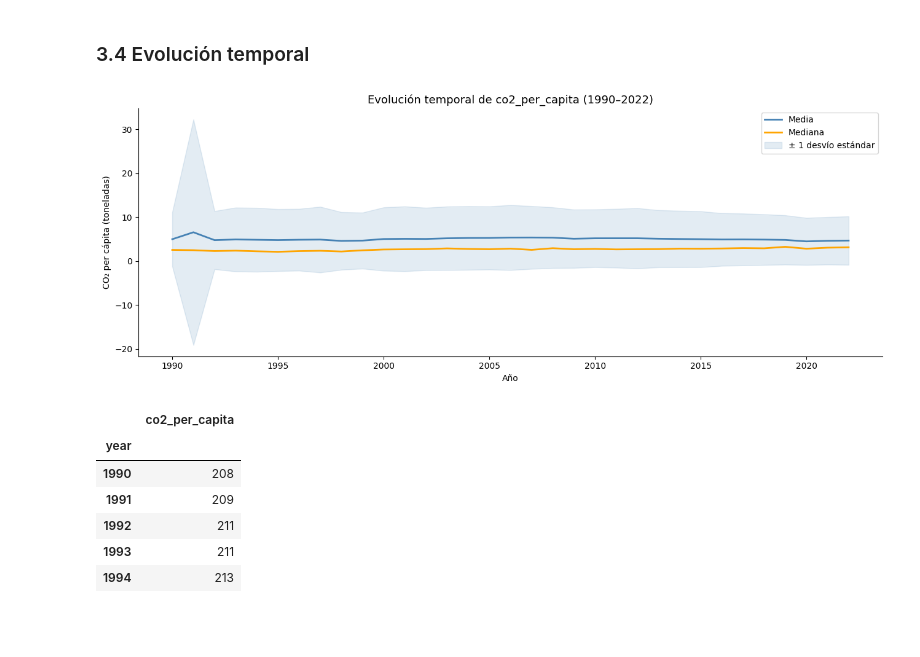
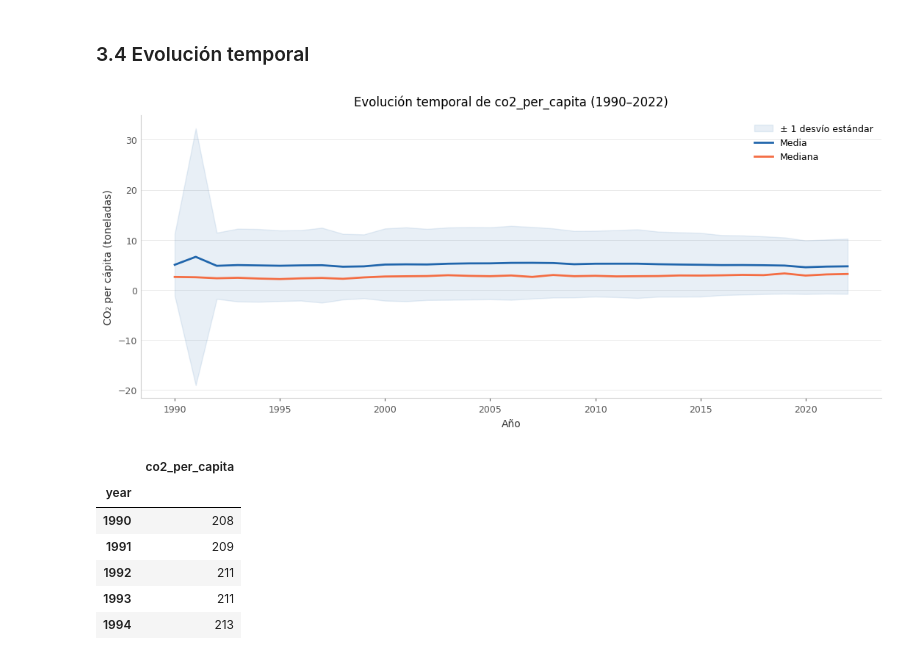
Before and after one commit to RamonEppens/Analisis_Predictivo_Co2, a Jupyter notebook: notebooks/Examen1-AnálisisPredictivo.ipynb, the cells around one changed output. Drawn from its saved outputs; the diff is of its cells as text; code cells hidden in the pictures; blank space fills up the shorter version.

```diff
--- a/notebooks/Examen1-AnálisisPredictivo.ipynb
+++ b/notebooks/Examen1-AnálisisPredictivo.ipynb
@@ -352,0 +432,23 @@ Columnas que conservamos:
+# %%
+# === ELIMINAR VARIABLES NO LEAKAGE PERO PRESCINDIBLES ===
+# Estas variables no causan leakage pero son redundantes o
+# no estarían fácilmente disponibles al momento de predecir.
+
+cols_prescindibles = [
+    'cumulative_co2',             # acumulado histórico muy correlacionado con target
+    'temperature_change_from_co2',# derivado de emisiones históricas
+    'methane',                    # redundante con methane_per_capita
+    'nitrous_oxide',              # redundante con nitrous_oxide_per_capita
+    'primary_energy_consumption', # redundante con energy_per_capita
+]
+
+cols_prescindibles = [c for c in cols_prescindibles if c in df_clean.columns]
+df_clean = df_clean.drop(columns=cols_prescindibles)
+
+print(f"Variables prescindibles eliminadas: {len(cols_prescindibles)}")
+print(f"Columnas restantes:                 {df_clean.shape[1]}")
+print(f"\nFeatures válidos para el modelo:")
+features = [c for c in df_clean.columns
+            if c not in ['country', 'iso_code', 'year', 'co2_per_capita']]
+for i, f in enumerate(features):
+    print(f"  {i+1:>2}. {f}")
@@ -534,24 +659,30 @@ country  year  co2_per_capita
 # %% [markdown]
 ### 3.4 Evolución temporal
 # %%
-# === EVOLUCIÓN TEMPORAL DE co2_per_capita ===
-evolucion = df_clean.groupby('year')['co2_per_capita'].agg(['mean', 'median', 'std']).reset_index()
+# === EVOLUCIÓN TEMPORAL ===
+evolucion = (df_clean.groupby('year')['co2_per_capita']
+             .agg(['mean', 'median', 'std'])
+             .reset_index())
 
 fig, ax = plt.subplots(figsize=(13, 5))
-ax.plot(evolucion['year'], evolucion['mean'],   color='steelblue', label='Media',   linewidth=2)
-ax.plot(evolucion['year'], evolucion['median'], color='orange',    label='Mediana', linewidth=2)
+
 ax.fill_between(evolucion['year'],
                 evolucion['mean'] - evolucion['std'],
                 evolucion['mean'] + evolucion['std'],
-                alpha=0.15, color='steelblue', label='± 1 desvío estándar')
+                alpha=0.1, color=C_BLUE, label='± 1 desvío estándar')
+ax.plot(evolucion['year'], evolucion['mean'],
+        color=C_BLUE,   linewidth=2, label='Media')
+ax.plot(evolucion['year'], evolucion['median'],
+        color=C_ORANGE, linewidth=2, label='Mediana')
+
 ax.set_xlabel('Año')
 ax.set_ylabel('CO₂ per cápita (toneladas)')
-ax.set_title('Evolución temporal de co2_per_capita (1990–2022)', fontsize=13)
+ax.set_title('Evolución temporal de co2_per_capita (1990–2022)')
 ax.legend()
-plt.tight_layout()
+tufte_style(ax, grid_axis='y')
 plt.show()
 # %% [output]
-[figure, old version]
+[figure, new version]
 # %%
 df_clean.groupby('year')['co2_per_capita'].count().head(10)
 # %% [output]
```
Also changed, not shown: parts of 40 cells of this notebook.
